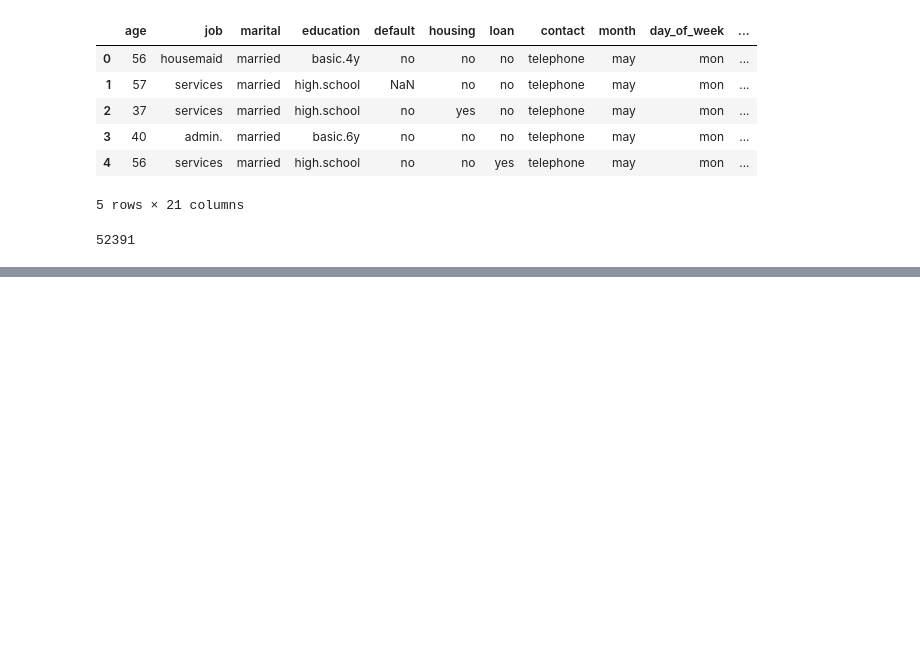
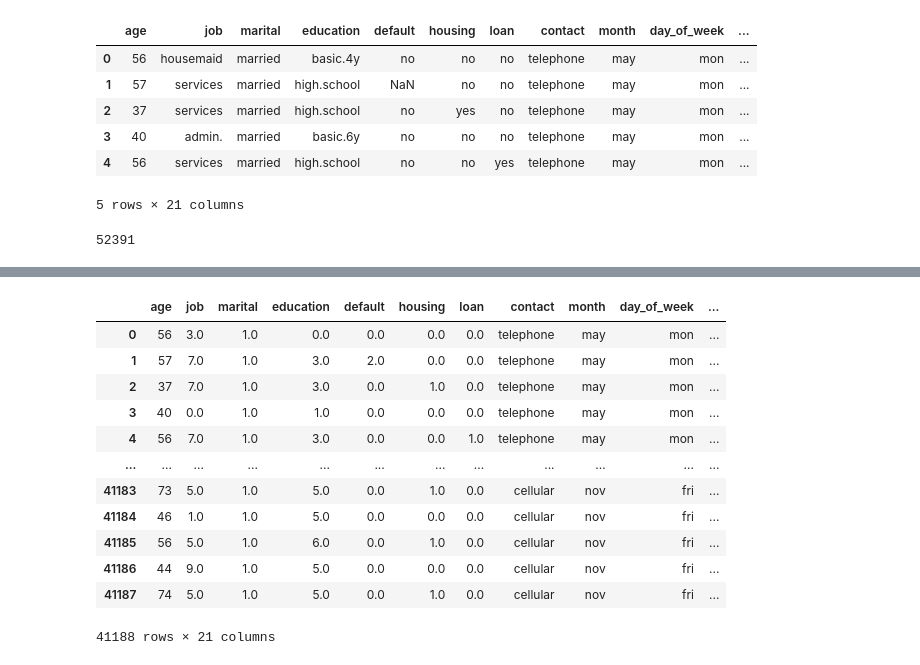
Before and after one commit to fabricio-inoue/Banco-Classificador, a Jupyter notebook: Random Forest - Rooney.ipynb, the cells around one changed output, grey strips where cells are left out. Saved outputs shown, nothing was run; the diff lists cells and outputs as text; code cells hidden in the pictures; blank space fills up the shorter version.

```diff
--- a/Random Forest - Rooney.ipynb
+++ b/Random Forest - Rooney.ipynb
@@ -149,11 +181,0 @@ df[columns_to_impute] = df_imputed
-# %%
-'''#KNN Impute
-
-knn_imputer = KNNImputer(n_neighbors=5)  # You can adjust the number of neighbors as needed
-
-df_imputed = pd.DataFrame(knn_imputer.fit_transform(df_subset), columns=columns_to_impute)
-
-df[columns_to_impute] = df_imputed
-
-for column in columns_to_encode:
-    df[column] = label_encoder.inverse_transform(df[column])'''
@@ -287,3 +181,0 @@ Accuracy on the test set: 0.88
-# %%
-df = pd.read_csv('bank-additional-full.csv', sep=';')
-df.head()
@@ -322,0 +182,29 @@ for value in search_values:
+# %%
+# Assuming you have your DataFrame 'df' and a list of columns to impute 'columns_to_impute'
+columns_to_impute = ['job', 'marital', 'education', 'default', 'housing', 'loan', 'poutcome']
+
+# Make a copy of the original DataFrame to preserve the original data
+df_rf = df.copy()
+df_knn = df.copy()
+df_mode = df.copy()
+
+# Apply the imputers to different DataFrame copies
+df_rf = random_forest_impute(df_rf, columns_to_impute)
+df_knn = knn_impute(df_knn, columns_to_impute)
+df_mode = mode_impute(df_mode, columns_to_impute)
+# %%
+df_rf
+# %% [output]
+|  | age | job | marital | education | default | housing | loan | contact | month | day_of_week | ... |
+| 0 | 56 | 3.0 | 1.0 | 0.0 | 0.0 | 0.0 | 0.0 | telephone | may | mon | ... |
+| 1 | 57 | 7.0 | 1.0 | 3.0 | 2.0 | 0.0 | 0.0 | telephone | may | mon | ... |
+| 2 | 37 | 7.0 | 1.0 | 3.0 | 0.0 | 1.0 | 0.0 | telephone | may | mon | ... |
+| 3 | 40 | 0.0 | 1.0 | 1.0 | 0.0 | 0.0 | 0.0 | telephone | may | mon | ... |
+| 4 | 56 | 7.0 | 1.0 | 3.0 | 0.0 | 0.0 | 1.0 | telephone | may | mon | ... |
+| ... | ... | ... | ... | ... | ... | ... | ... | ... | ... | ... | ... |
+| 41183 | 73 | 5.0 | 1.0 | 5.0 | 0.0 | 1.0 | 0.0 | cellular | nov | fri | ... |
+| 41184 | 46 | 1.0 | 1.0 | 5.0 | 0.0 | 0.0 | 0.0 | cellular | nov | fri | ... |
+| 41185 | 56 | 5.0 | 1.0 | 6.0 | 0.0 | 1.0 | 0.0 | cellular | nov | fri | ... |
+| 41186 | 44 | 9.0 | 1.0 | 5.0 | 0.0 | 0.0 | 0.0 | cellular | nov | fri | ... |
+| 41187 | 74 | 5.0 | 1.0 | 5.0 | 0.0 | 1.0 | 0.0 | cellular | nov | fri | ... |
+41188 rows × 21 columns
```
Also changed, not shown: parts of 15 cells of this notebook.
